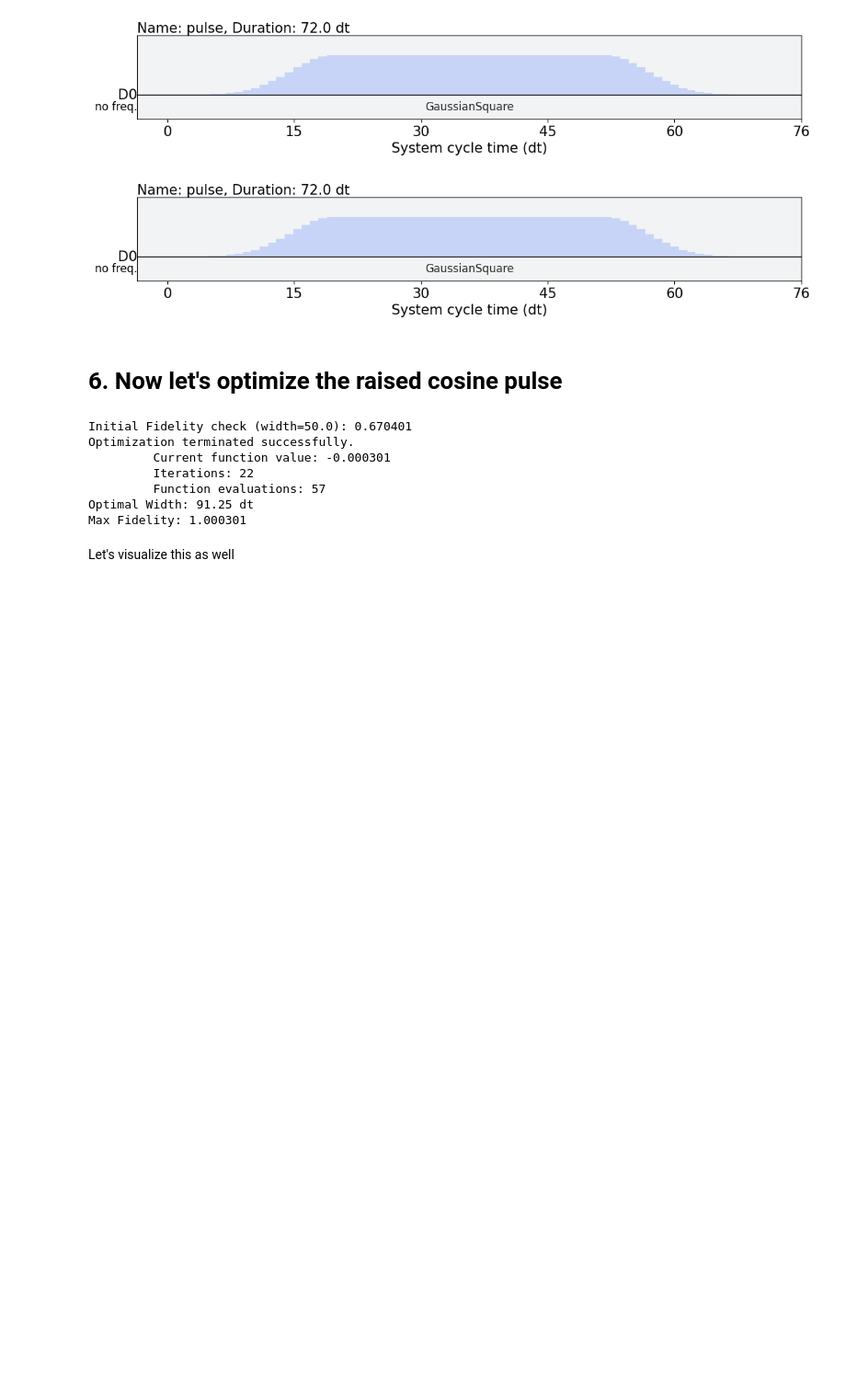
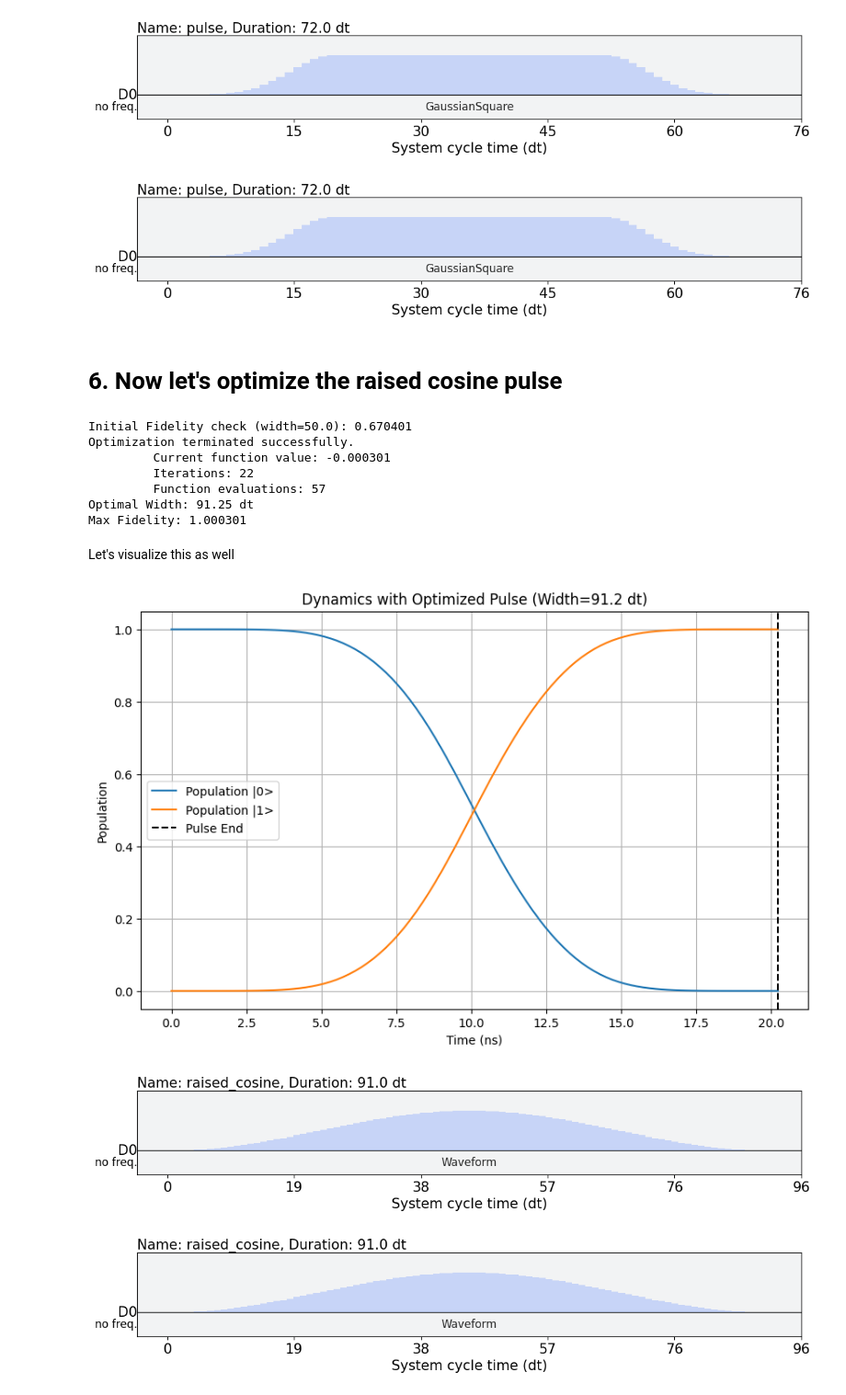
Before and after one commit to manosgior/pulse_optimization_qiskit_dynamics, a Jupyter notebook: pulse_optimization.ipynb, the cells around one changed output. Shown at 92% size. Drawn from its saved outputs; the diff is of its cells as text; code cells hidden in the pictures; blank space fills up the shorter version.

```diff
--- a/pulse_optimization.ipynb
+++ b/pulse_optimization.ipynb
@@ -242,3 +242,18 @@ Optimal Width: 91.25 dt
 Max Fidelity: 1.000301
 # %% [markdown]
 Let's visualize this as well
+# %%
+opt_sched = create_raised_cosine_schedule(amp, width=optimal_width)
+opt_signals = converter.get_signals(opt_sched)
+end_time = opt_sched.duration * dt
+
+# Recalculate full evolution (storing intermediate states)
+sol = solver.solve(t_span=[0, end_time], y0=Statevector([1., 0.]), signals=opt_signals, method='jax_odeint', t_eval=np.linspace(0, end_time, 100))
+
+plot_dynamics(sol, f'Dynamics with Optimized Pulse (Width={optimal_width:.1f} dt)')
+
+opt_sched.draw()
+# %% [output]
+[figure, added]
+[figure, added]
+[figure, added]
```
Also changed, not shown: 1 other file.
